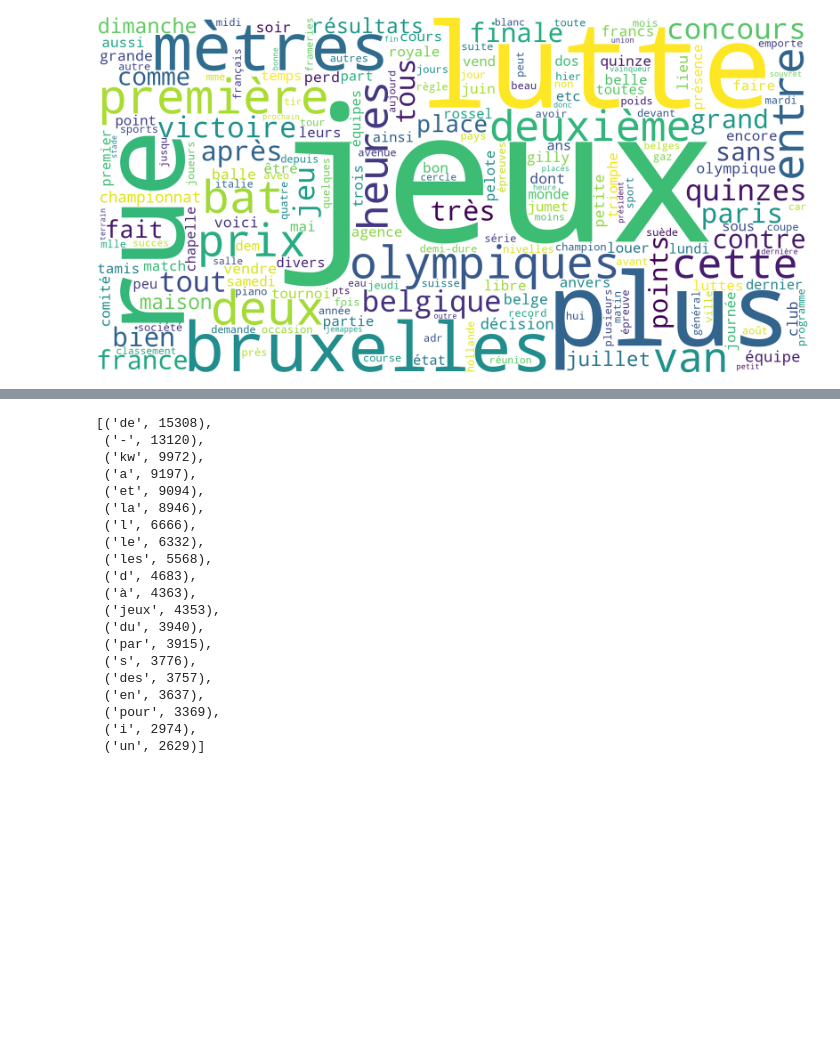
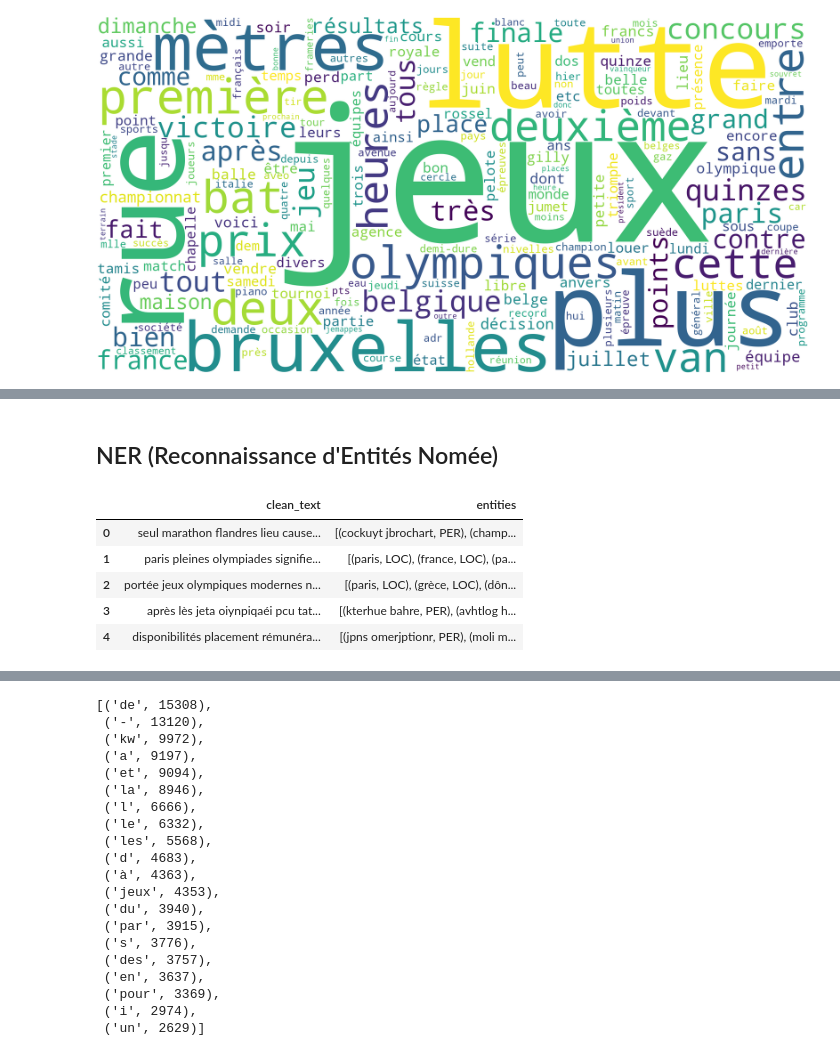
Before and after one commit to Alban-KAMGA/tac, a Jupyter notebook: tps/tp4/Travail_final.ipynb, the cells around one changed output, grey strips where cells are left out. Saved outputs shown, nothing was run; the diff lists cells and outputs as text; code cells hidden in the pictures; blank space fills up the shorter version.

Commit message:
Extraction des entités Nomé

```diff
--- a/tps/tp4/Travail_final.ipynb
+++ b/tps/tp4/Travail_final.ipynb
@@ -281,0 +257,27 @@ KB_JB838_1924-01-09_01-00005.txt mentions these keywords: Mme Borderieux, Janvie
+# %% [markdown]
+## NER (Reconnaissance d'Entités Nomée)
+# %%
+# Chargement du model spacy
+import spacy
+from collections import Counter
+import pandas as pd
+
+# Charger le modèle français (vu en cours)
+nlp = spacy.load("fr_core_news_md")
+# %%
+# on applique spacy sur le texte nettoyé
+def extract_entities(text):
+    doc = nlp(text)
+    return [(ent.text, ent.label_) for ent in doc.ents]
+
+# Appliquer à tout le corpus
+df["entities"] = df["clean_text"].apply(extract_entities)
+
+df[["clean_text", "entities"]].head()
+# %% [output]
+|  | clean_text | entities |
+| 0 | seul marathon flandres lieu cause... | [(cockuyt jbrochart, PER), (champ... |
+| 1 | paris pleines olympiades signifie... | [(paris, LOC), (france, LOC), (pa... |
+| 2 | portée jeux olympiques modernes n... | [(paris, LOC), (grèce, LOC), (dôn... |
+| 3 | après lès jeta oiynpiqaéi pcu tat... | [(kterhue bahre, PER), (avhtlog h... |
+| 4 | disponibilités placement rémunéra... | [(jpns omerjptionr, PER), (moli m... |
```
Also changed, not shown: parts of 5 cells of this notebook.
